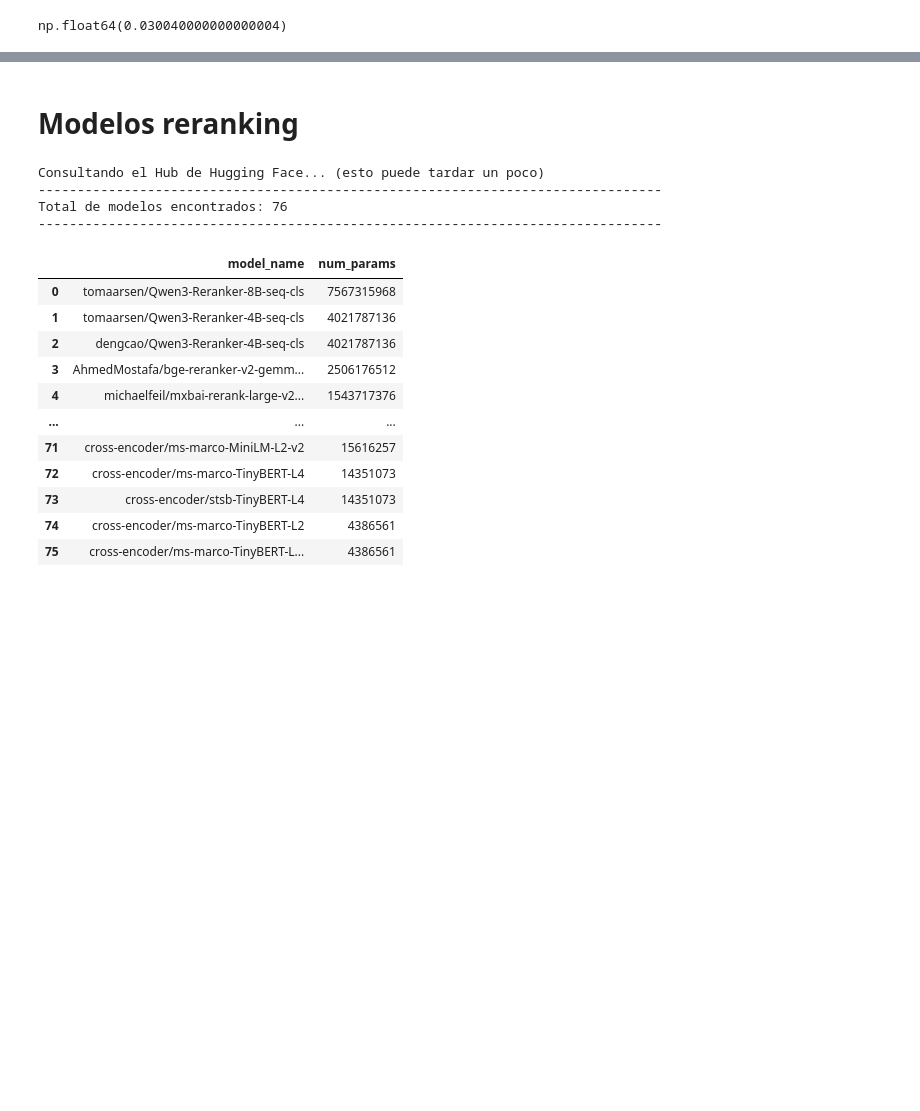
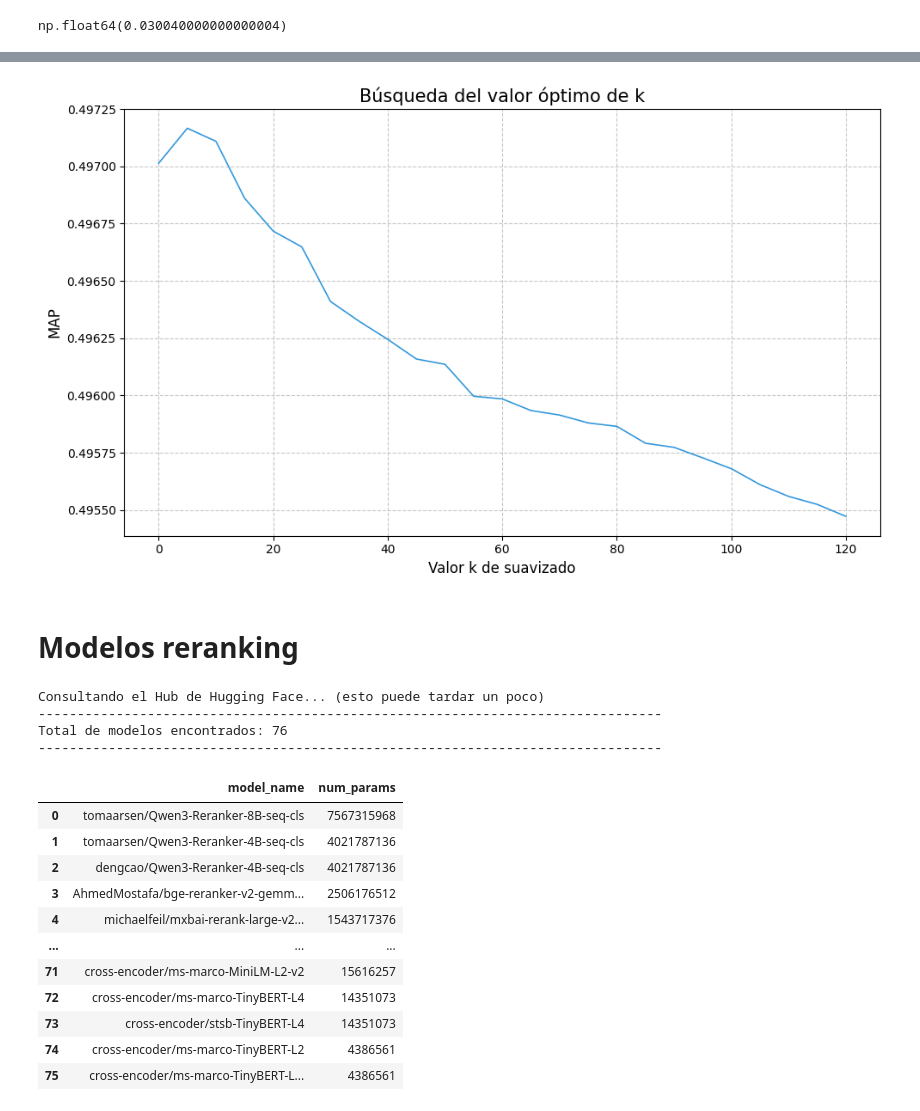
Before and after one commit to davidgc14/TalentCLEF-TaskA, a Jupyter notebook: data_lab.ipynb, the cells around one changed output, grey strips where cells are left out. Saved outputs shown, nothing was run; the diff lists cells and outputs as text; code cells hidden in the pictures; blank space fills up the shorter version.

```diff
--- a/data_lab.ipynb
+++ b/data_lab.ipynb
@@ -196,3 +190,46 @@ np.float64(0.030040000000000004)
+# %%
+import matplotlib.pyplot as plt
+
+datos = [[0, 0.49701334750158216],
+[5, 0.49716620947295626],
+[10, 0.4971091049641763],
+[15, 0.4968608799906601],
+[20, 0.4967172568485116],
+[25, 0.49664821696273154],
+[30, 0.49641033069693513],
+[35, 0.4963239689943632],
+[40, 0.4962449327325624],
+[45, 0.49615928854947444],
+[50, 0.496136050393252],
+[55, 0.49599680233652066],
+[60, 0.495985105729283],
+[65, 0.4959344780393815],
+[70, 0.49591467303296705],
+[75, 0.4958803749135134],
+[80, 0.49586535894353057],
+[85, 0.4957917650207261],
+[90, 0.495773751563253],
+[95, 0.49572795154696947],
+[100, 0.49568051370276744],
+[105, 0.49561110313271006],
+[110, 0.49555974143920295],
+[115, 0.4955247939860256],
+[120, 0.49547251239955936]]
+
+x_vals, y_vals = map(list, zip(*datos))
+
+plt.figure(figsize=(10, 6))
+plt.plot(x_vals, y_vals, linestyle='-', color='#3498db', linewidth=1.2, markersize=4)
+
+# Mejorar visualización
+plt.title('Búsqueda del valor óptimo de k', fontsize=15)
+plt.xlabel('Valor k de suavizado', fontsize=12)
+plt.ylabel('MAP', fontsize=12)
+plt.grid(True, linestyle='--', alpha=0.7)
+plt.tight_layout()
+plt.show()
+# %% [output]
+[figure, added]
 # %% [markdown]
 # Modelos reranking
 # %%
```
Also changed, not shown: parts of 7 cells of this notebook.
